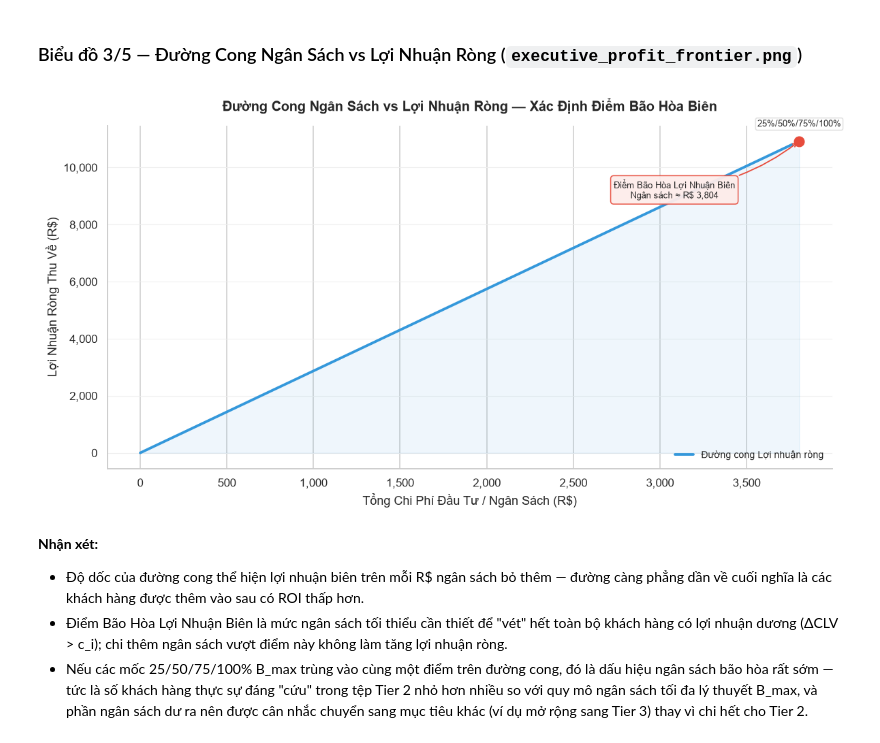
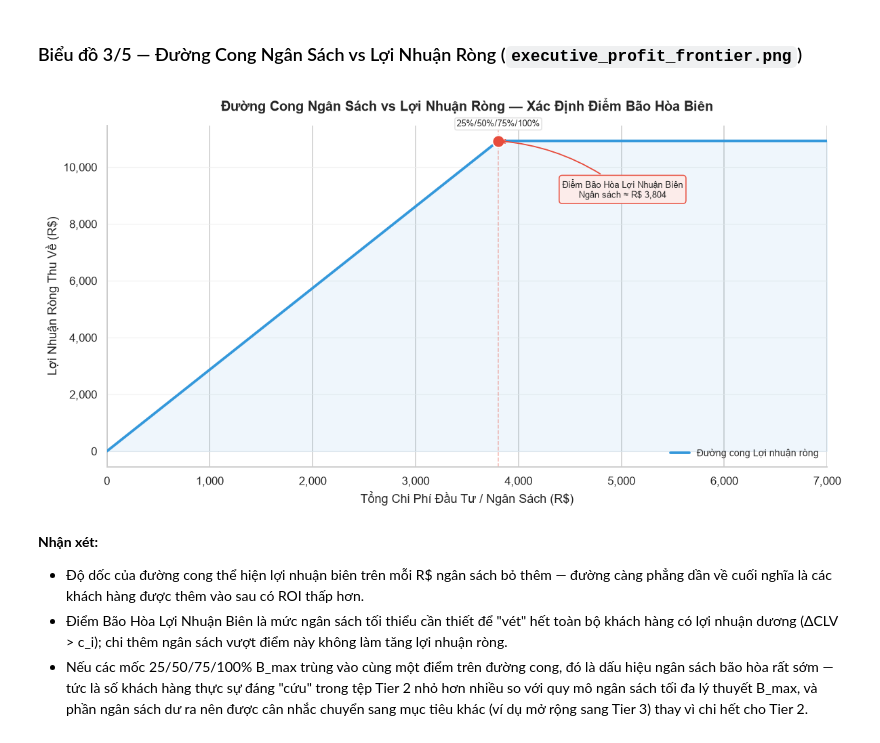
Before and after one commit to TheUn4given123jkbkjs/Data_Analytic_and_Visualization_Olist, a Jupyter notebook: 04_Prescriptive/Prescriptive_Analysis.ipynb, the cells around one changed output. Saved outputs shown, nothing was run; the diff lists cells and outputs as text; code cells hidden in the pictures.

Commit message:
improve executive profit frontier graph

```diff
--- a/04_Prescriptive/Prescriptive_Analysis.ipynb
+++ b/04_Prescriptive/Prescriptive_Analysis.ipynb
@@ -928,6 +928,20 @@ plt.show()
 # %%
 
 fig, ax = plt.subplots(figsize=(11, 5.8))
+
+# Bổ sung đoạn NGANG (plateau) sau điểm bão hòa — vì các mức ngân sách vượt
+# điểm bão hòa đều cho cùng 1 kết quả tối ưu (đã bị dedup ở bước tính frontier_df ở trên),
+# nên cần nối thêm để đường cong "chạy" hết được tới giới hạn trục X mong muốn (7.000)
+peak_budget_tmp = frontier_df.loc[frontier_df["net_profit"].idxmax(), "budget"]
+peak_profit_tmp = frontier_df["net_profit"].max()
+
+plateau_extension = pd.DataFrame({
+    "budget": np.linspace(peak_budget_tmp, 7000, 15),
+    "net_profit": peak_profit_tmp,
+})
+frontier_df = pd.concat([frontier_df, plateau_extension], ignore_index=True) \
+                 .drop_duplicates(subset="budget").sort_values("budget")
+
 
 ax.plot(frontier_df["budget"], frontier_df["net_profit"],
         color=PALETTE["base"], linewidth=2.5, zorder=3,
@@ -963,34 +977,37 @@ for label in budget_marks:
     row = optimization_df[optimization_df["Mốc Ngân Sách"] == label].iloc[0]
     key = (round(row["Ngân Sách Đề Xuất (R$)"], 1), round(row["Lợi Nhuận Ròng (R$)"], 1))
     mark_points.setdefault(key, []).append(label.replace(" B_max", ""))
 
 label_offset_cycle = [(0, 14), (0, -22), (55, 14), (-55, -22)]
 for i, ((bx, by), labels) in enumerate(sorted(mark_points.items())):
     combined_label = "/".join(labels)
     dx, dy = label_offset_cycle[i % len(label_offset_cycle)]
     ax.scatter(bx, by, color=PALETTE["financial"], s=55, zorder=5,
                edgecolor="white", linewidth=1)
     ax.annotate(combined_label, (bx, by),
                 textcoords="offset points", xytext=(dx, dy), fontsize=8.5,
                 ha="center", zorder=6,
                 bbox=dict(boxstyle="round,pad=0.2", fc="white", ec="#dddddd", alpha=0.9))
 
 ax.set_xlabel("Tổng Chi Phí Đầu Tư / Ngân Sách (R$)")
 ax.set_ylabel("Lợi Nhuận Ròng Thu Về (R$)")
 ax.set_title("Đường Cong Ngân Sách vs Lợi Nhuận Ròng — Xác Định Điểm Bão Hòa Biên", pad=14)
 ax.xaxis.set_major_formatter(mticker.FuncFormatter(lambda x, _: f"{x:,.0f}"))
 ax.yaxis.set_major_formatter(mticker.FuncFormatter(lambda y, _: f"{y:,.0f}"))
 ax.legend(fontsize=9, loc="lower right", frameon=False)
 ax.spines[["top", "right"]].set_visible(False)
 ax.grid(axis="y", color="#eeeeee", linewidth=0.7, zorder=0)
+ax.axvline(peak_budget, color=PALETTE["logistics"], linestyle="--",
+           linewidth=1, alpha=0.4, zorder=2)
+ax.set_xlim(0, 7000)
 ax.set_axisbelow(True)
 
 plt.tight_layout()
 plt.savefig(os.path.join(FIGURES_OUT_DIR, "executive_profit_frontier.png"),
             dpi=150, bbox_inches="tight")
 plt.show()
 # %% [output]
-[figure, old version]
+[figure, new version]
 # %% [markdown]
 **Nhận xét:**
 
```
Also changed, not shown: 1 other file.
